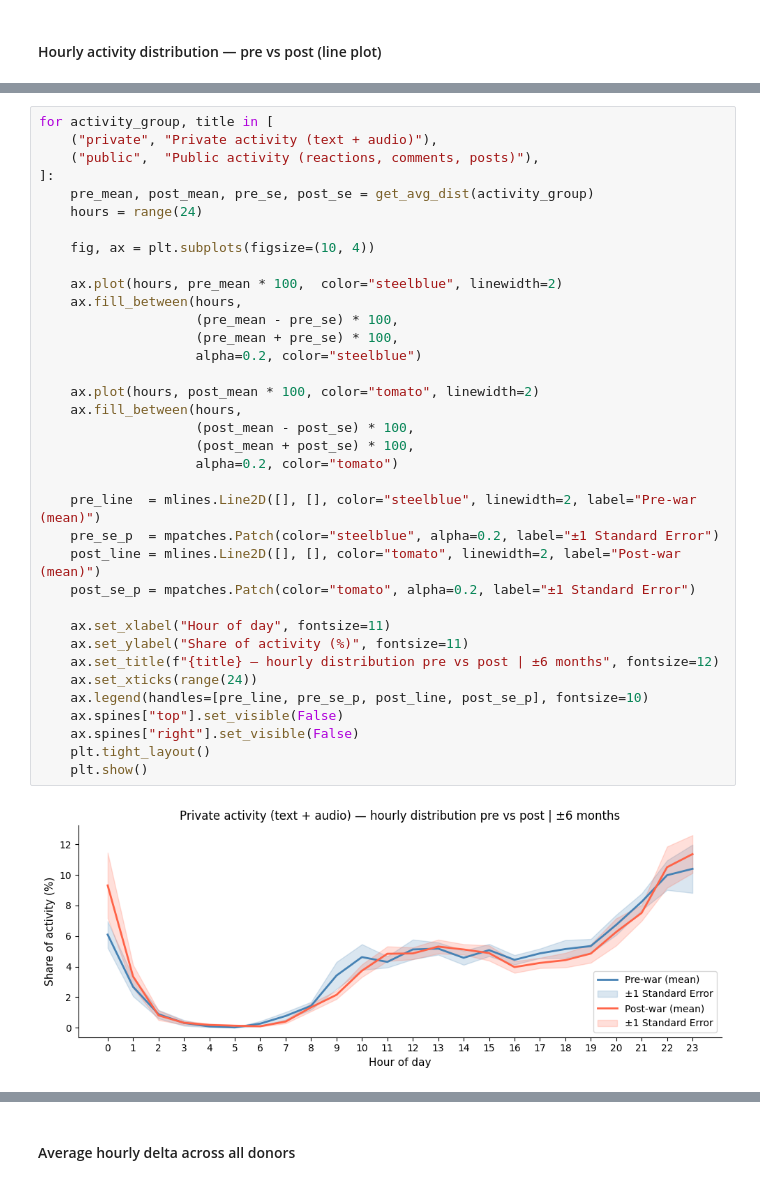
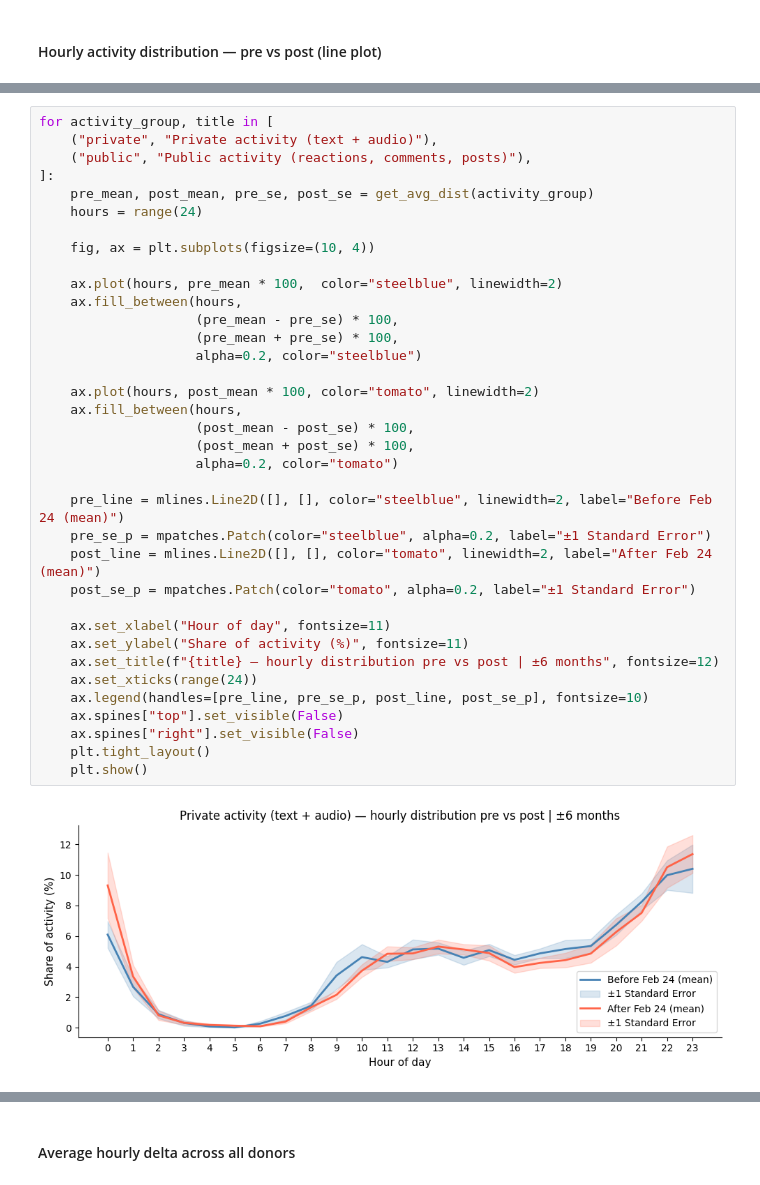
Before and after one commit to sashasymko/digital-footprint-of-war, a Jupyter notebook: 02_rq1/01_descriptive_analysis/05_temporal_analysis.ipynb, the cells around one changed output, grey strips where cells are left out. Cells and saved outputs as stored; diff of their text form.

```diff
--- a/02_rq1/01_descriptive_analysis/05_temporal_analysis.ipynb
+++ b/02_rq1/01_descriptive_analysis/05_temporal_analysis.ipynb
@@ -169,38 +169,38 @@ def get_avg_dist(activity_group):
 # %%
 for activity_group, title in [
     ("private", "Private activity (text + audio)"),
-    ("public",  "Public activity (reactions, comments, posts)"),
+    ("public", "Public activity (reactions, comments, posts)"),
 ]:
     pre_mean, post_mean, pre_se, post_se = get_avg_dist(activity_group)
     hours = range(24)
 
     fig, ax = plt.subplots(figsize=(10, 4))
 
     ax.plot(hours, pre_mean * 100,  color="steelblue", linewidth=2)
     ax.fill_between(hours,
                     (pre_mean - pre_se) * 100,
                     (pre_mean + pre_se) * 100,
                     alpha=0.2, color="steelblue")
 
     ax.plot(hours, post_mean * 100, color="tomato", linewidth=2)
     ax.fill_between(hours,
                     (post_mean - post_se) * 100,
                     (post_mean + post_se) * 100,
                     alpha=0.2, color="tomato")
 
-    pre_line  = mlines.Line2D([], [], color="steelblue", linewidth=2, label="Pre-war (mean)")
-    pre_se_p  = mpatches.Patch(color="steelblue", alpha=0.2, label="±1 Standard Error")
-    post_line = mlines.Line2D([], [], color="tomato", linewidth=2, label="Post-war (mean)")
+    pre_line = mlines.Line2D([], [], color="steelblue", linewidth=2, label="Before Feb 24 (mean)")
+    pre_se_p = mpatches.Patch(color="steelblue", alpha=0.2, label="±1 Standard Error")
+    post_line = mlines.Line2D([], [], color="tomato", linewidth=2, label="After Feb 24 (mean)")
     post_se_p = mpatches.Patch(color="tomato", alpha=0.2, label="±1 Standard Error")
 
     ax.set_xlabel("Hour of day", fontsize=11)
     ax.set_ylabel("Share of activity (%)", fontsize=11)
     ax.set_title(f"{title} — hourly distribution pre vs post | ±6 months", fontsize=12)
     ax.set_xticks(range(24))
     ax.legend(handles=[pre_line, pre_se_p, post_line, post_se_p], fontsize=10)
     ax.spines["top"].set_visible(False)
     ax.spines["right"].set_visible(False)
     plt.tight_layout()
     plt.show()
 # %% [output]
-[figure, old version]
+[figure, new version]
```
Also changed, not shown: parts of 8 cells of this notebook, 14 other files.
